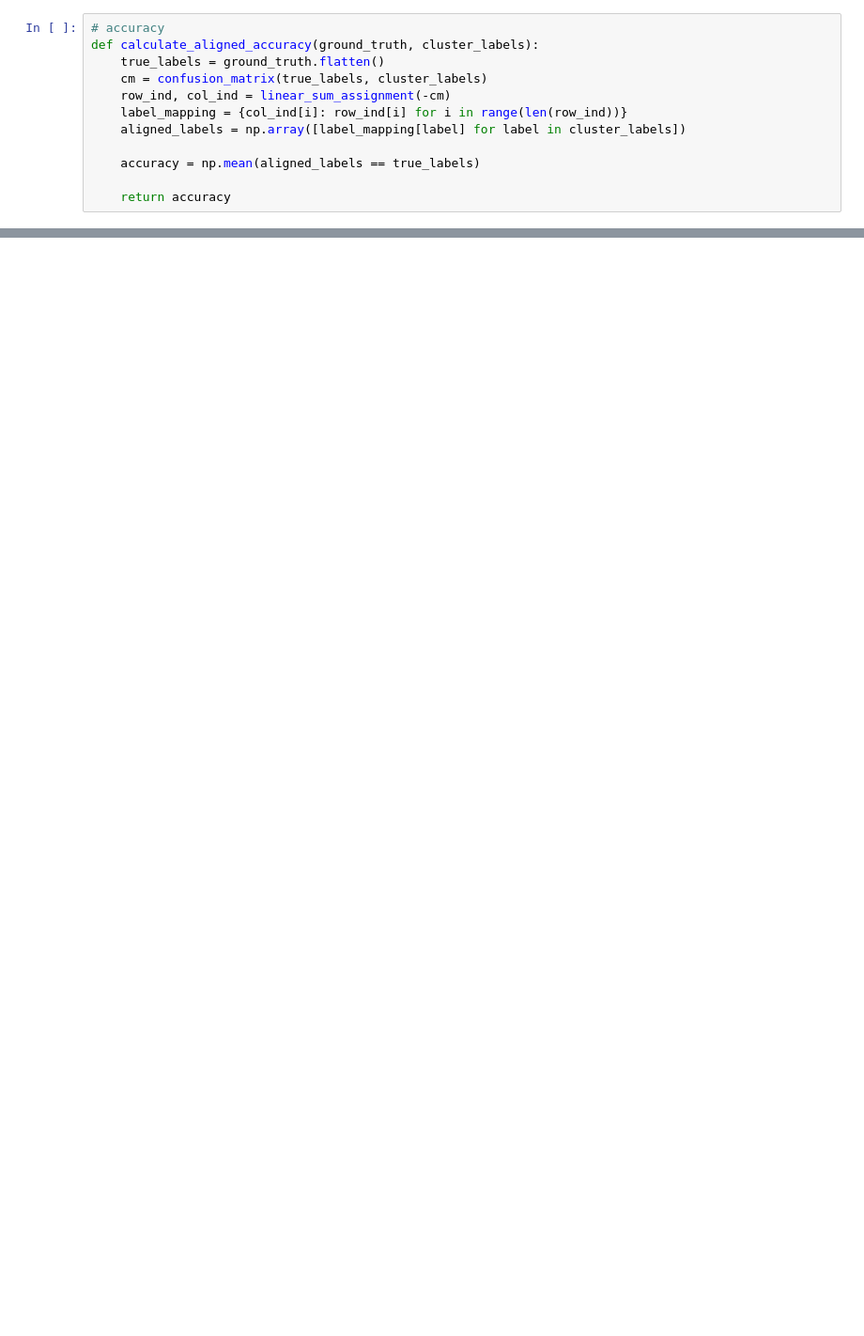
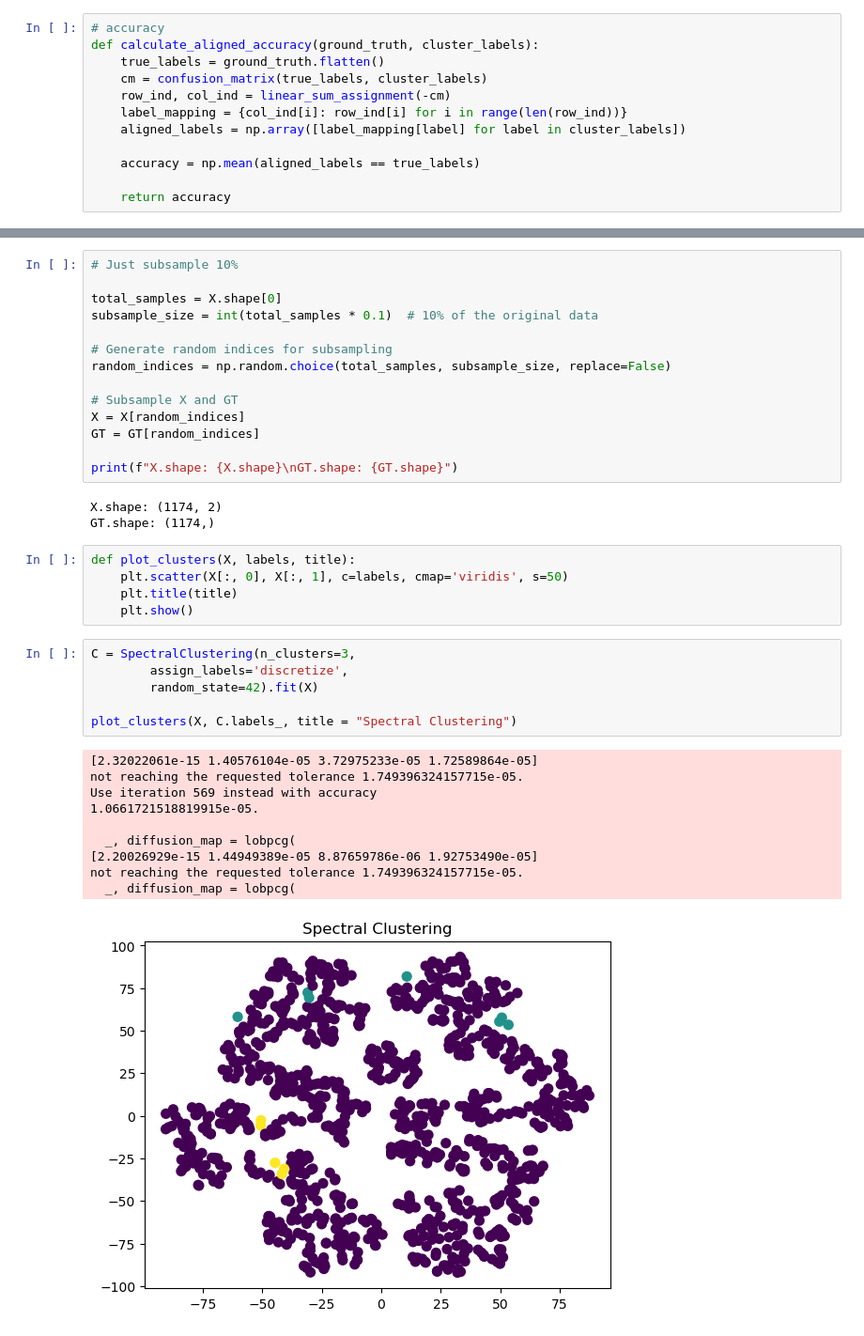
Before and after one commit to seolibek/Tufts2024, a Jupyter notebook: specClus.ipynb, the cells around one changed output, grey strips where cells are left out. Shown at 94% size. Saved outputs shown, nothing was run; the diff lists cells and outputs as text; blank space fills up the shorter version.

```diff
--- a/specClus.ipynb
+++ b/specClus.ipynb
@@ -52,0 +132,39 @@ Aligned Accuracy: 0.841
+# %%
+# Just subsample 10%
+
+total_samples = X.shape[0]
+subsample_size = int(total_samples * 0.1)  # 10% of the original data
+
+# Generate random indices for subsampling
+random_indices = np.random.choice(total_samples, subsample_size, replace=False)
+
+# Subsample X and GT
+X = X[random_indices]
+GT = GT[random_indices]
+
+print(f"X.shape: {X.shape}\nGT.shape: {GT.shape}")
+# %% [output]
+X.shape: (1174, 2)
+GT.shape: (1174,)
+# %%
+def plot_clusters(X, labels, title):
+    plt.scatter(X[:, 0], X[:, 1], c=labels, cmap='viridis', s=50)
+    plt.title(title)
+    plt.show()
+# %%
+C = SpectralClustering(n_clusters=3,
+        assign_labels='discretize',
+        random_state=42).fit(X)
+
+plot_clusters(X, C.labels_, title = "Spectral Clustering")
+# %% [output]
+[2.32022061e-15 1.40576104e-05 3.72975233e-05 1.72589864e-05]
+not reaching the requested tolerance 1.749396324157715e-05.
+Use iteration 569 instead with accuracy
+1.0661721518819915e-05.
+
+  _, diffusion_map = lobpcg(
+[2.20026929e-15 1.44949389e-05 8.87659786e-06 1.92753490e-05]
+not reaching the requested tolerance 1.749396324157715e-05.
+  _, diffusion_map = lobpcg(
+[figure, added]
```
Also changed, not shown: parts of 5 cells of this notebook, 1 other file.
